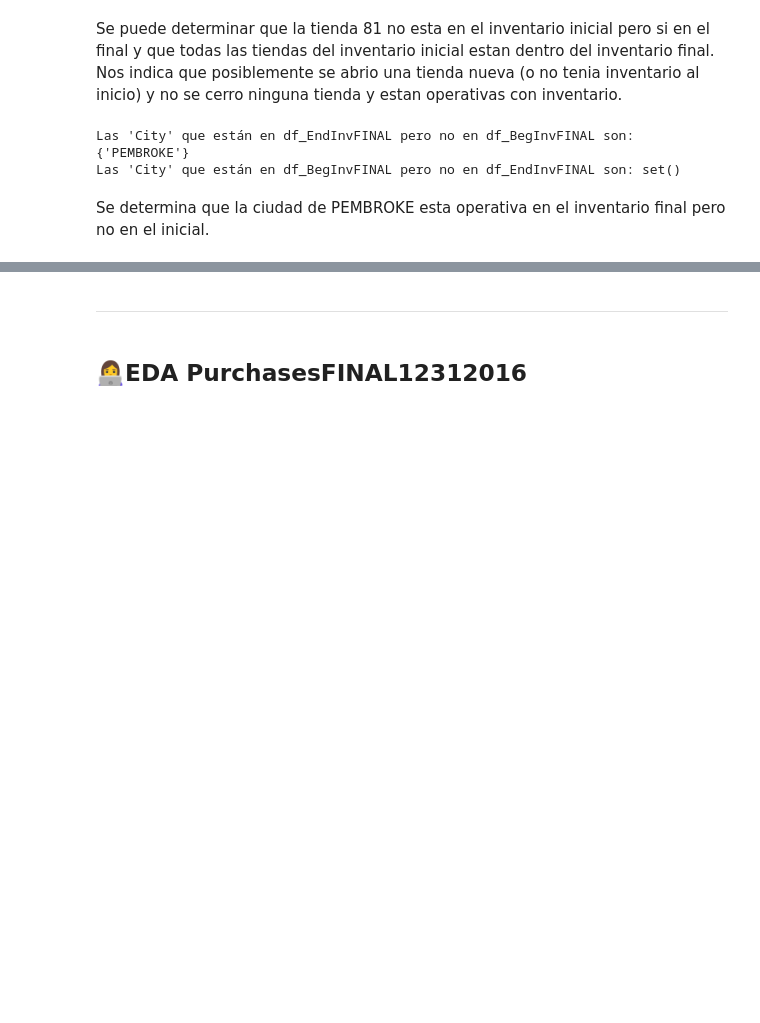
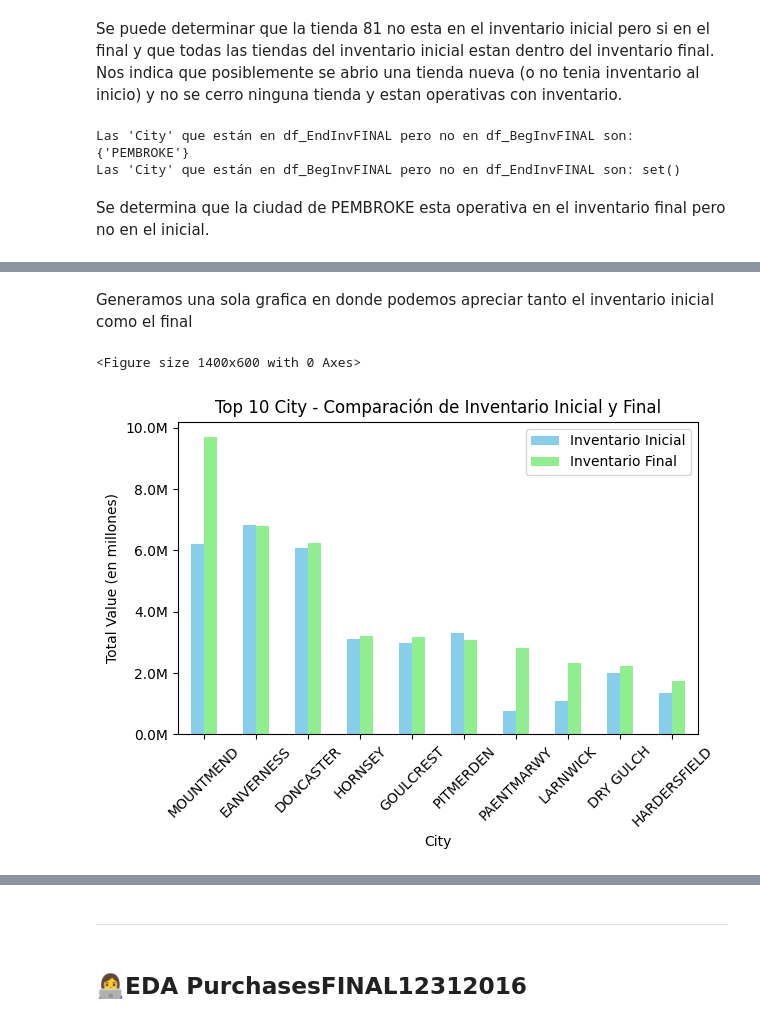
Before and after one commit to Dapt01G2-Henry/ComerLogistics, a Jupyter notebook: Sprint_1/EDA y ETL/EDA y ETL.ipynb, the cells around one changed output, grey strips where cells are left out. Cells and saved outputs as stored; diff of their text form; code cells hidden in the pictures; blank space fills up the shorter version.

```diff
--- a/Sprint_1/EDA y ETL/EDA y ETL.ipynb
+++ b/Sprint_1/EDA y ETL/EDA y ETL.ipynb
@@ -1218,0 +1276,41 @@ Se determina que la ciudad de PEMBROKE esta operativa en el inventario final per
+# %% [markdown]
+Generamos una sola grafica en donde podemos apreciar tanto el inventario inicial como el final
+# %%
+import matplotlib.pyplot as plt
+import matplotlib.ticker as mtick
+import pandas as pd
+
+# Calcular la sumatoria de 'TotalValue' por 'City' para ambos DataFrames
+total_value_initial = df_BegInvFINAL.groupby('City')['TotalValue'].sum()
+total_value_final = df_EndInvFINAL.groupby('City')['TotalValue'].sum()
+
+# Combinar ambos resultados en un solo DataFrame
+combined_df = pd.DataFrame({
+    'Inventario Inicial': total_value_initial,
+    'Inventario Final': total_value_final
+})
+
+# Filtrar las 10 ciudades principales basadas en el 'Inventario Final'
+top_cities = combined_df.nlargest(10, 'Inventario Final').sort_values(by='Inventario Final', ascending=False)
+
+# Configuración del tamaño de la figura
+plt.figure(figsize=(14, 6))
+
+# Crear gráfica de barras agrupadas
+top_cities.plot(kind='bar', color=['skyblue', 'lightgreen'])
+
+# Formatear el eje Y para mostrar valores en millones
+plt.gca().yaxis.set_major_formatter(mtick.FuncFormatter(lambda x, _: f'{x/1e6:.1f}M'))
+
+# Títulos y etiquetas
+plt.title('Top 10 City - Comparación de Inventario Inicial y Final')
+plt.ylabel('Total Value (en millones)')
+plt.xlabel('City')
+plt.xticks(rotation=45)
+
+# Mostrar la gráfica
+plt.tight_layout()
+plt.show()
+# %% [output]
+<Figure size 1400x600 with 0 Axes>
+[figure, added]
```
Also changed, not shown: parts of 23 cells of this notebook.
